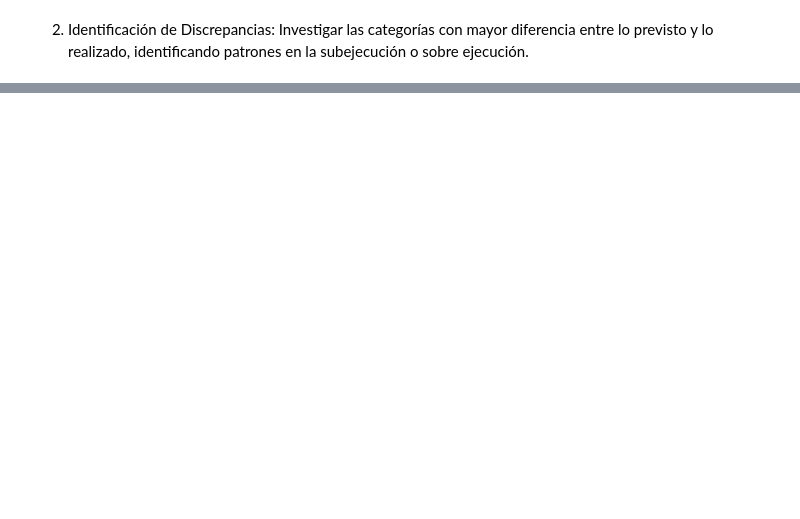
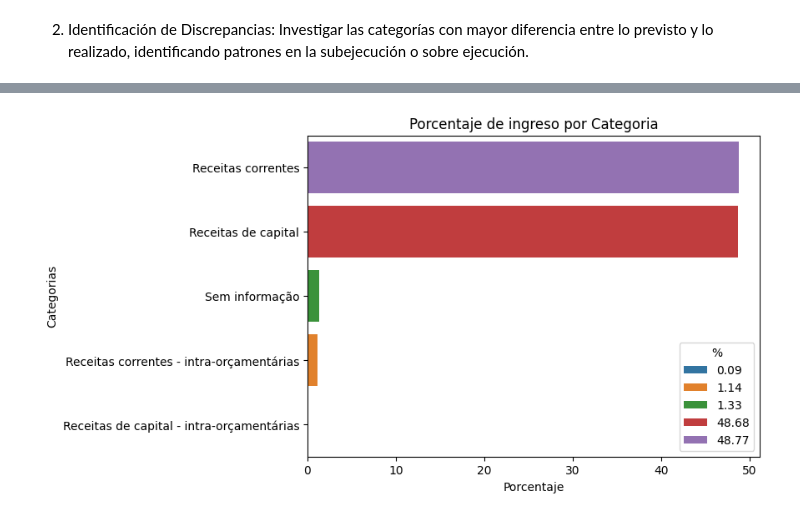
Before and after one commit to santiagorodriguez-dev/Proyecto2-EDA-Ingresos-Publicos-Brasil, a Jupyter notebook: notebooks/Fase_3_Analisis_Visulizacion.ipynb, the cells around one changed output, grey strips where cells are left out. Saved outputs shown, nothing was run; the diff lists cells and outputs as text; code cells hidden in the pictures; blank space fills up the shorter version.

```diff
--- a/notebooks/Fase_3_Analisis_Visulizacion.ipynb
+++ b/notebooks/Fase_3_Analisis_Visulizacion.ipynb
@@ -136,0 +158,18 @@ df_categorias_ingresos_promedio_anios.sample(2)
+# %%
+plt.figure(figsize = (7,5))
+
+sns.barplot(y="CATEGORIA_ECONOMICA",
+            hue="%",
+            x="%",
+            data=df_categorias,
+            palette="tab10",
+        )
+
+plt.title("Porcentaje de ingreso por Categoria")
+plt.xlabel("Porcentaje")
+plt.ylabel("Categorias")
+plt.xticks(rotation=0)
+plt.yticks()
+plt.show()
+# %% [output]
+[figure, added]
```
Also changed, not shown: parts of 9 cells of this notebook.
